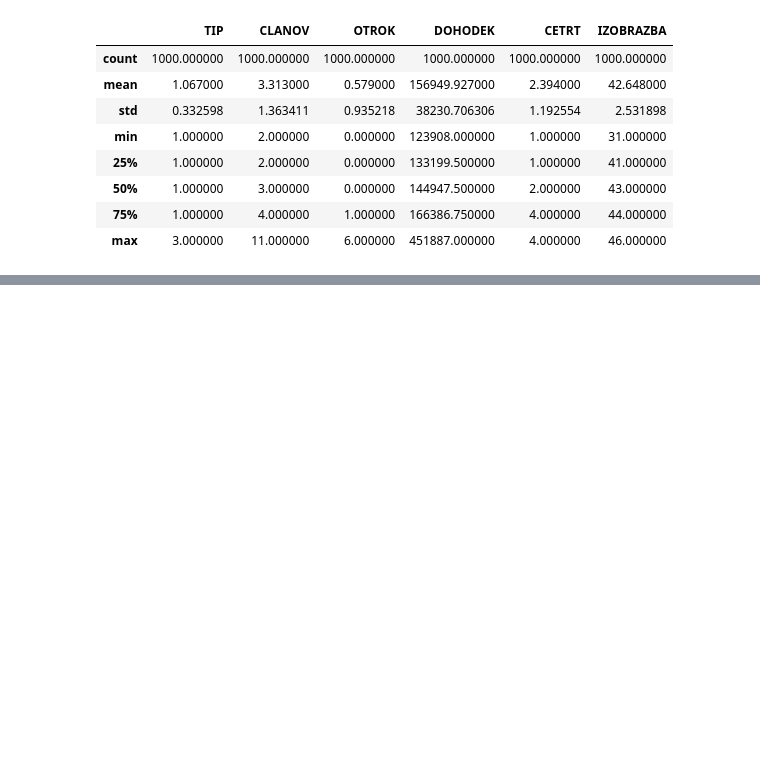
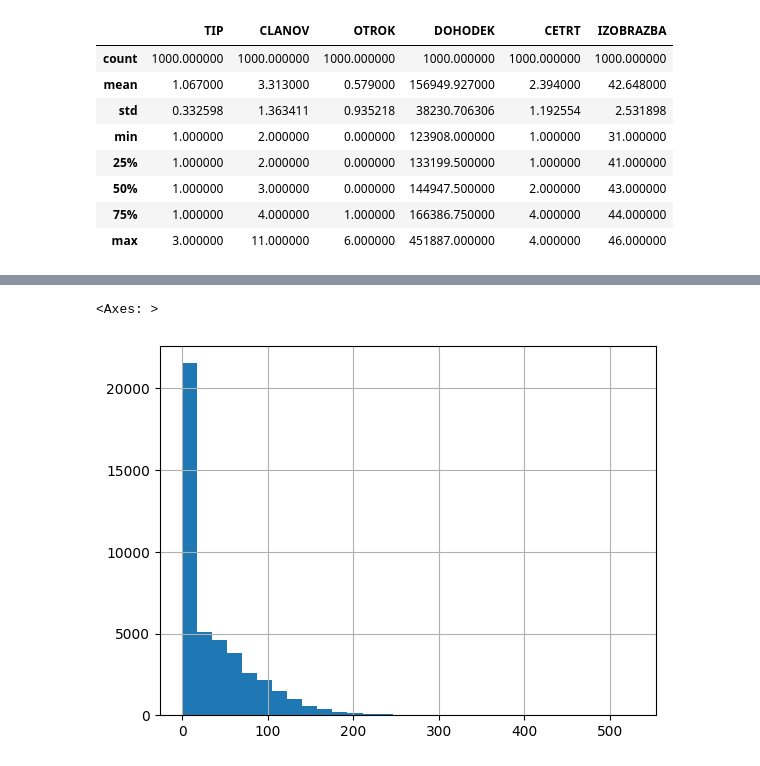
Before and after one commit to MartinZust123/Analysis-of-data-about-Kibergrad, a Jupyter notebook: Priloge/Kibergrad_analiza.ipynb, the cells around one changed output, grey strips where cells are left out. Cells and saved outputs as stored; diff of their text form; code cells hidden in the pictures; blank space fills up the shorter version.

```diff
--- a/Priloge/Kibergrad_analiza.ipynb
+++ b/Priloge/Kibergrad_analiza.ipynb
@@ -165,0 +218,4 @@ bogati.describe()
+# %%
+df["SRECNOST"] = (df["OTROK"])*(df["DOHODEK"].apply(funkcija))*(df["IZOBRAZBA"].apply(normalna)+20)
+df_srecen = df.sort_values("SRECNOST", ascending=False)
+df_srecen
@@ -165,0 +236,5 @@ bogati.describe()
+# %%
+df["SRECNOST"].hist(bins=30)
+# %% [output]
+<Axes: >
+[figure, added]
```
Also changed, not shown: parts of 6 cells of this notebook.
